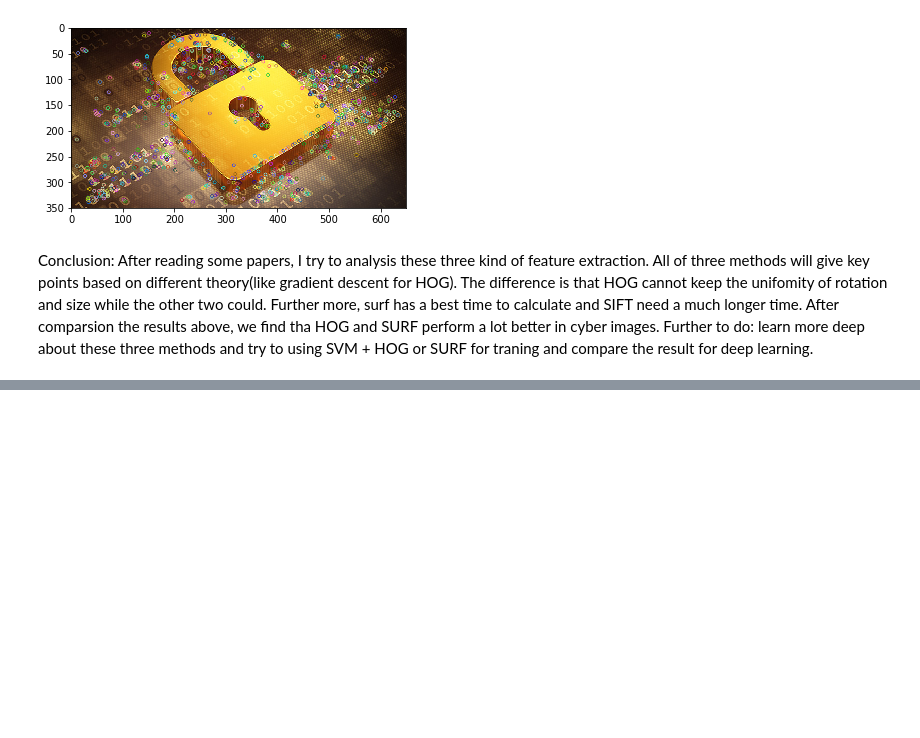
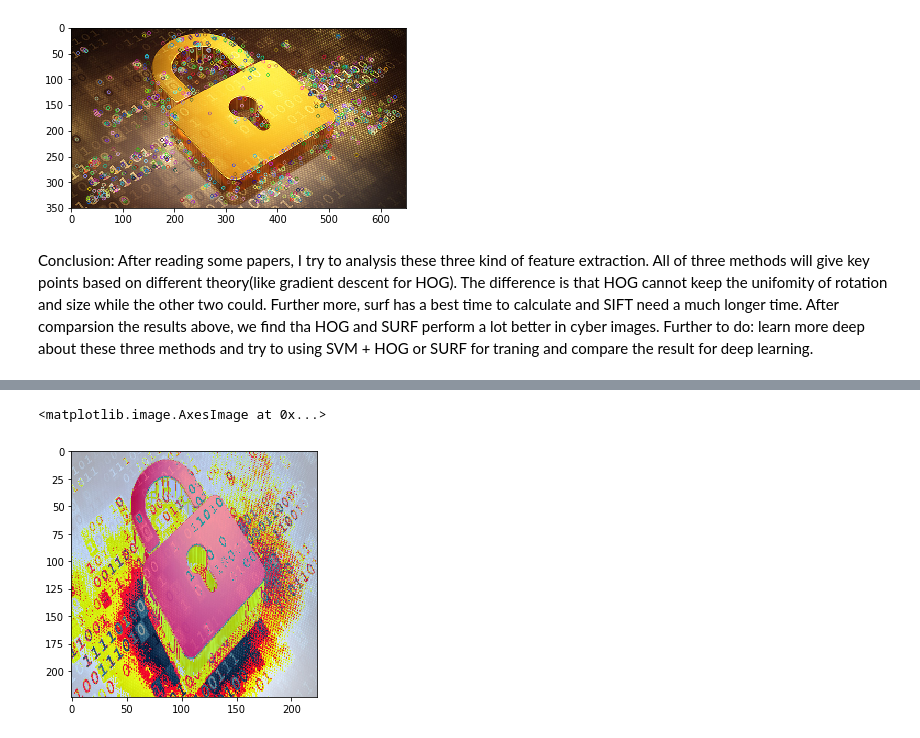
Before and after one commit to daylight-lab/cybersecurity-imagery, a Jupyter notebook: PCA&feature_extraction.ipynb, the cells around one changed output, grey strips where cells are left out. Drawn from its saved outputs; the diff is of its cells as text; code cells hidden in the pictures; blank space fills up the shorter version.

```diff
--- a/PCA&feature_extraction.ipynb
+++ b/PCA&feature_extraction.ipynb
@@ -283,0 +404,5 @@ Conclusion: After reading some papers, I try to analysis these three kind of fea
+# %%
+io.imshow(re_im)
+# %% [output]
+<matplotlib.image.AxesImage at 0x...>
+[figure, added]
```
Also changed, not shown: parts of 15 cells of this notebook.
